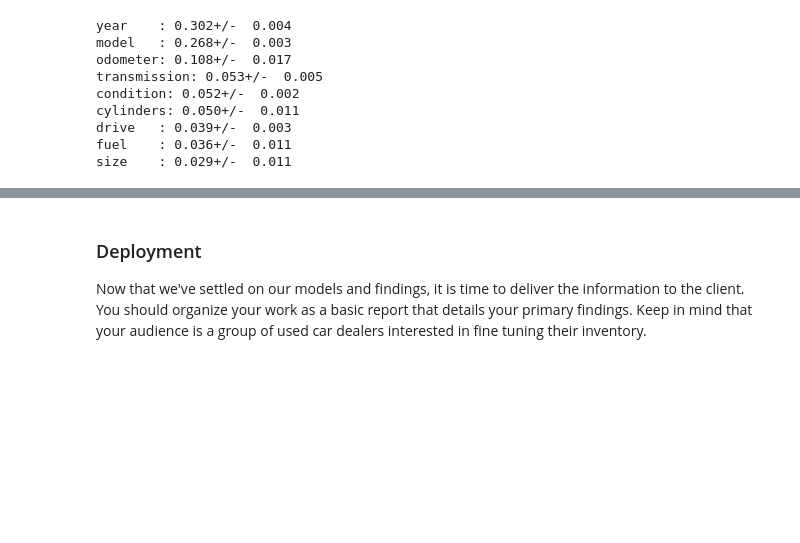
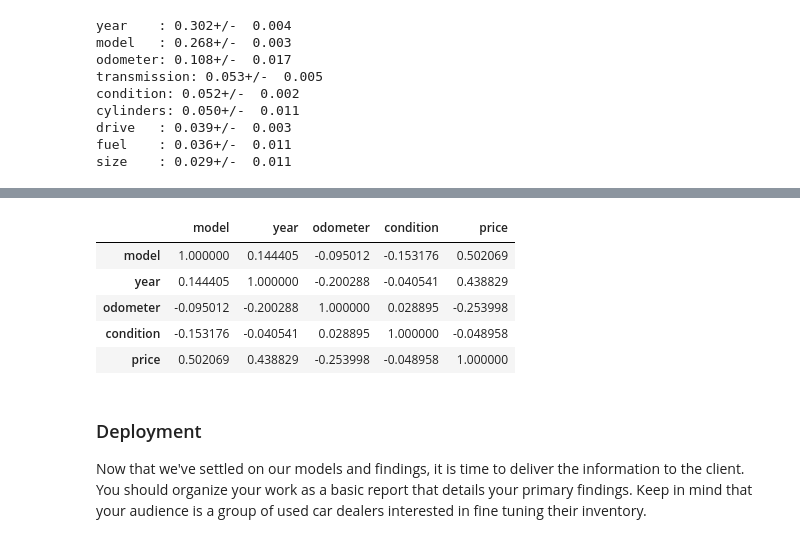
Before and after one commit to Lois-Wong/Used-Car-Prices, a Jupyter notebook: PracticalApplicationAssignment_II.ipynb, the cells around one changed output, grey strips where cells are left out. Drawn from its saved outputs; the diff is of its cells as text; code cells hidden in the pictures; blank space fills up the shorter version.

```diff
--- a/PracticalApplicationAssignment_II.ipynb
+++ b/PracticalApplicationAssignment_II.ipynb
@@ -485,3 +507,15 @@ size    : 0.029+/-  0.011
+# %%
+#correlation of the top 4 features with pri
+top_four = final_df[["model", "year", "odometer", "condition", "price"]]
+
+top_four.corr()
+# %% [output]
+|  | model | year | odometer | condition | price |
+| model | 1.000000 | 0.144405 | -0.095012 | -0.153176 | 0.502069 |
+| year | 0.144405 | 1.000000 | -0.200288 | -0.040541 | 0.438829 |
+| odometer | -0.095012 | -0.200288 | 1.000000 | 0.028895 | -0.253998 |
+| condition | -0.153176 | -0.040541 | 0.028895 | 1.000000 | -0.048958 |
+| price | 0.502069 | 0.438829 | -0.253998 | -0.048958 | 1.000000 |
 # %%
 #plot of price vs year
 # %%
```
Also changed, not shown: parts of 21 cells of this notebook.
